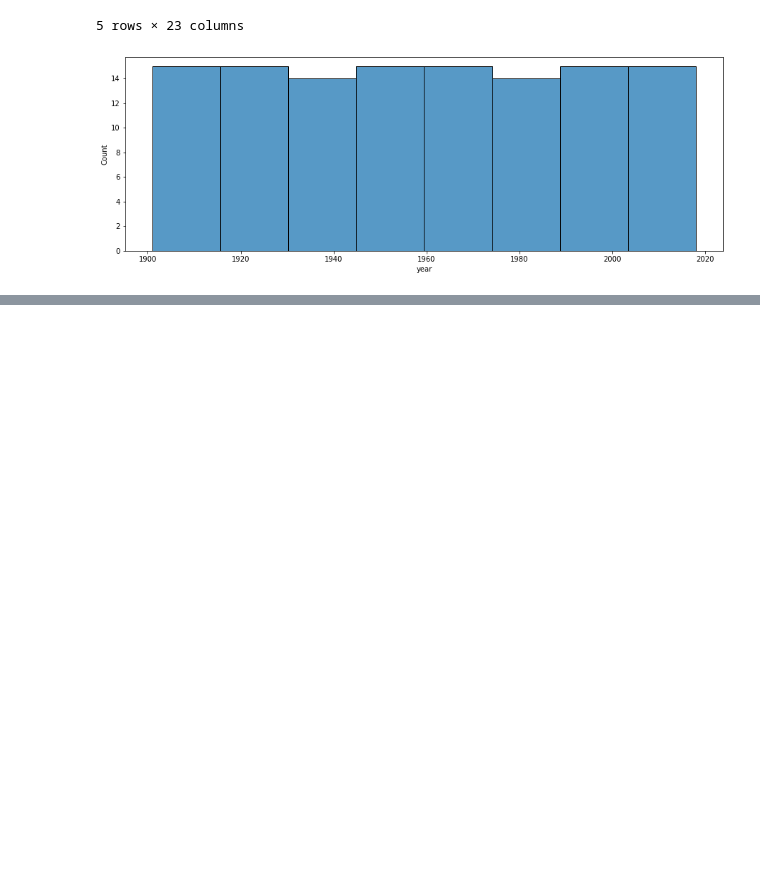
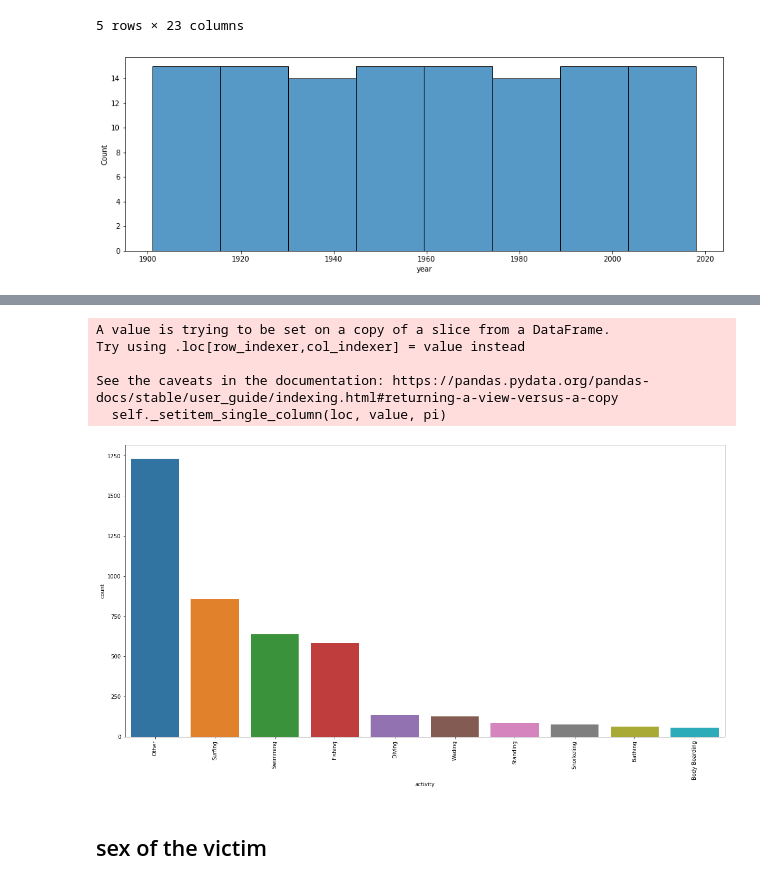
Before and after one commit to luciaahab/jaws_attack, a Jupyter notebook: Shark_attack.ipynb, the cells around one changed output, grey strips where cells are left out. Saved outputs shown, nothing was run; the diff lists cells and outputs as text; code cells hidden in the pictures; blank space fills up the shorter version.

```diff
--- a/Shark_attack.ipynb
+++ b/Shark_attack.ipynb
@@ -403,0 +526,22 @@ plt.show()
+# %%
+df.loc[df['activity'].str.contains('surf', case=False, na=False), 'activity'] = 'Surfing'
+df.loc[df['activity'].str.contains('swim' + 'float',  case=False, na=False), 'activity'] = 'Swimming'
+df.loc[df['activity'].str.contains('fish' + 'hunt', case=False, na=False), 'activity'] = 'Fishing'
+df.loc[df['activity'].str.contains('wad', case=False, na=False), 'activity'] = 'Wading'
+df.loc[df['activity'].str.contains('snorl', case=False, na=False), 'activity'] = 'Snorkeling'
+df.loc[df['activity'].str.contains('div', case=False, na=False), 'activity'] = 'Diving'
+df.loc[df['activity'].str.contains('scub', case=False, na=False), 'activity'] = 'Scuba Diving'
+df.loc[df['activity'].str.contains('bath', case=False, na=False), 'activity'] = 'Bathing'
+df.loc[df['activity'].str.contains('board', case=False, na=False), 'activity'] = 'Body Boarding'
+# %% [output]
+A value is trying to be set on a copy of a slice from a DataFrame.
+Try using .loc[row_indexer,col_indexer] = value instead
+
+See the caveats in the documentation: https://pandas.pydata.org/pandas-docs/stable/user_guide/indexing.html#returning-a-view-versus-a-copy
+  self._setitem_single_column(loc, value, pi)
+# %%
+histogram('activity')
+# %% [output]
+[figure, added]
+# %% [markdown]
+## sex of the victim
```
Also changed, not shown: parts of 21 cells of this notebook, 1 other file.
